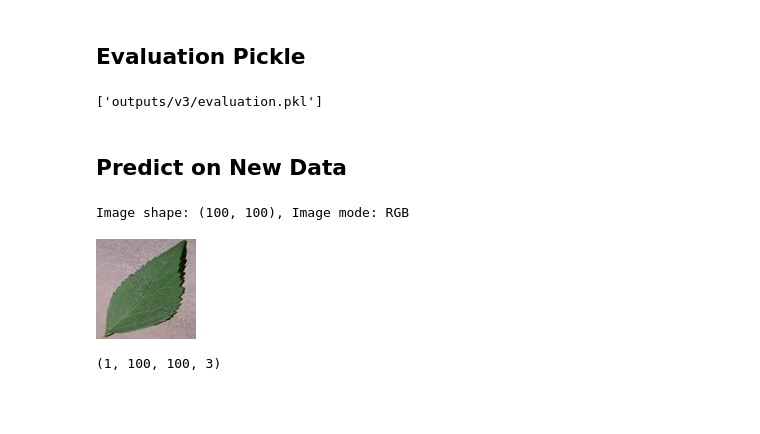
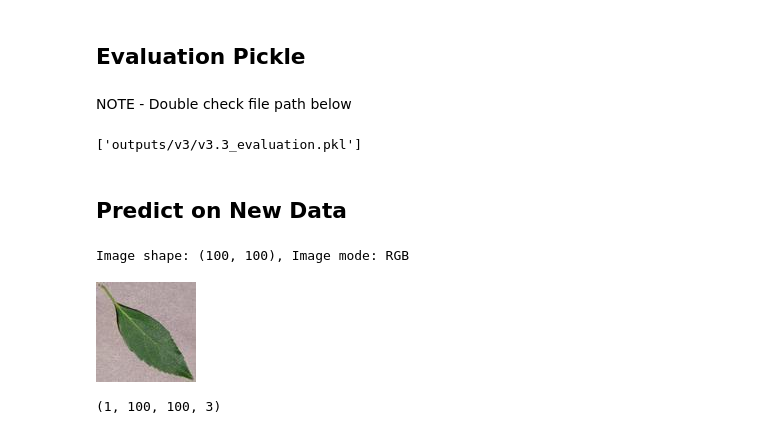
Before and after one commit to TomLiDev/mildew-detector, a Jupyter notebook: jupyter_notebooks/ImageAugmentation, Model Creation and Evaluation.ipynb, the cells around one changed output. Saved outputs shown, nothing was run; the diff lists cells and outputs as text; code cells hidden in the pictures; blank space fills up the shorter version.

```diff
--- a/jupyter_notebooks/ImageAugmentation, Model Creation and Evaluation.ipynb
+++ b/jupyter_notebooks/ImageAugmentation, Model Creation and Evaluation.ipynb
@@ -390,25 +410,27 @@ evaluation = model.evaluate(test_set)
 # %% [markdown]
 ## Evaluation Pickle
+# %% [markdown]
+NOTE - Double check file path below
 # %%
 joblib.dump(value=evaluation,
-            filename=f"outputs/{version}/evaluation.pkl")
+            filename=f"outputs/{version}/{sub}evaluation.pkl")
 # %% [output]
-['outputs/v3/evaluation.pkl']
+['outputs/v3/v3.3_evaluation.pkl']
 # %% [markdown]
 ## Predict on New Data
 # %%
 from tensorflow.keras.preprocessing import image
 
-pointer = 2
+pointer = 22
 label = labels[1]  # select Powdery Mildew or Healthy
 
 pil_image = image.load_img(test_path + '/' + label + '/' + os.listdir(test_path+'/' + label)[pointer],
                            target_size=image_shape, color_mode='rgb')
 print(f'Image shape: {pil_image.size}, Image mode: {pil_image.mode}')
 pil_image
 # %% [output]
 Image shape: (100, 100), Image mode: RGB
-[figure, old version]
+[figure, new version]
 # %%
 my_image = image.img_to_array(pil_image)
 my_image = np.expand_dims(my_image, axis=0)/255
```
Also changed, not shown: parts of 12 cells of this notebook, 13 other files.
